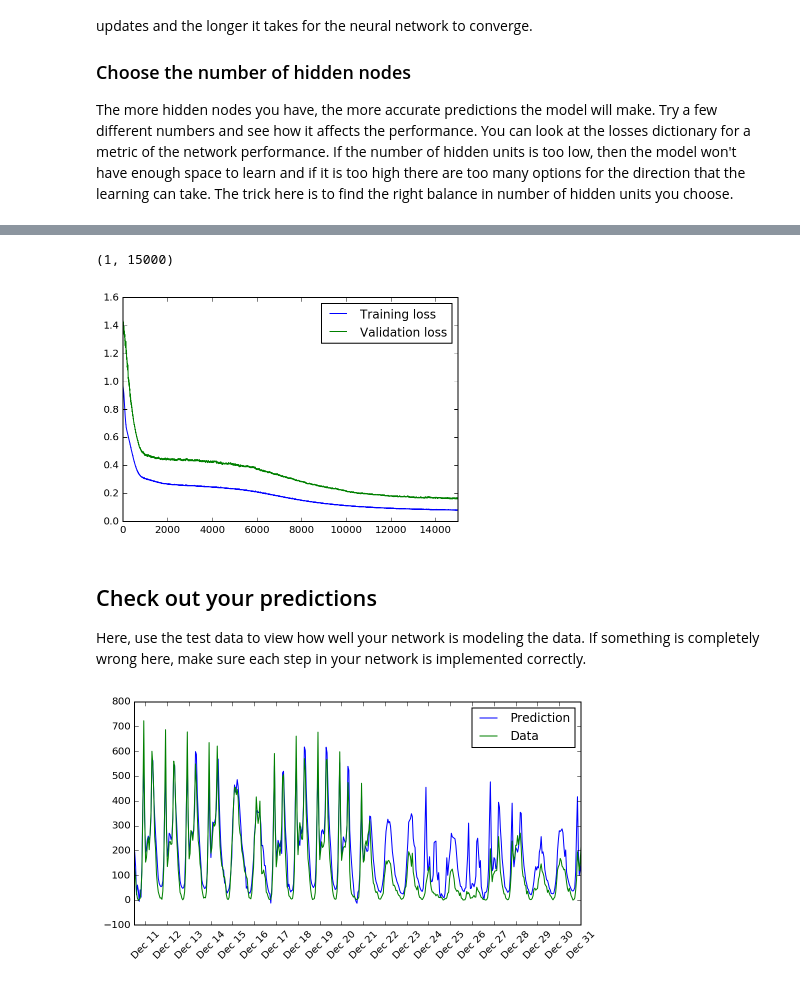
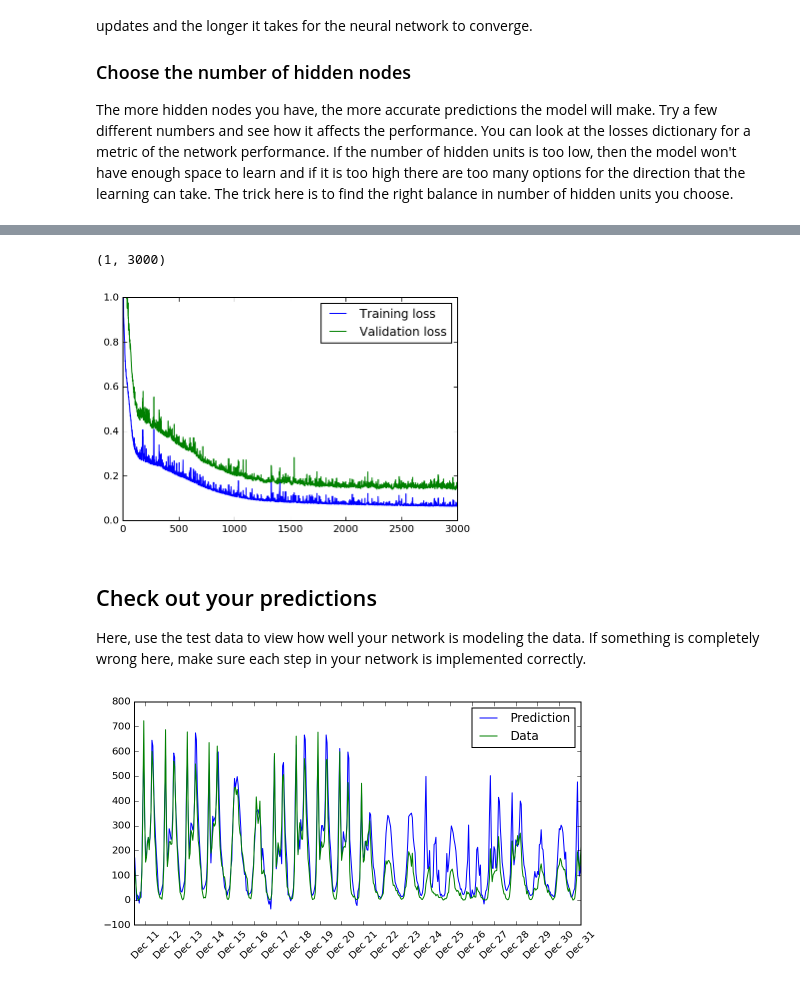
Before and after one commit to avargaslugo/deeplearningudcty, a Jupyter notebook: neural_network/notebooks/Your_first_neural_network.ipynb, the cells around one changed output, grey strips where cells are left out. Cells and saved outputs as stored; diff of their text form; code cells hidden in the pictures.

```diff
--- a/neural_network/notebooks/Your_first_neural_network.ipynb
+++ b/neural_network/notebooks/Your_first_neural_network.ipynb
@@ -179,13 +179,13 @@ class NeuralNetwork(object):
             hidden_error_term = hidden_error * hidden_outputs * (1 - hidden_outputs)
 
             # Weight step (input to hidden)
-            delta_weights_i_h += self.lr * hidden_error_term * X[: ,None]
+            delta_weights_i_h +=  hidden_error_term * X[: ,None]
             # Weight step (hidden to output)
-            delta_weights_h_o += self.lr * output_error_term * hidden_outputs[:, None]
+            delta_weights_h_o += output_error_term * hidden_outputs[:, None]
 
         # TODO: Update the weights - Replace these values with your calculations.
-        self.weights_hidden_to_output += delta_weights_h_o  # update hidden-to-output weights with gradient descent step
-        self.weights_input_to_hidden += delta_weights_i_h # update input-to-hidden weights with gradient descent step
+        self.weights_hidden_to_output += self.lr * delta_weights_h_o  # update hidden-to-output weights with gradient descent step
+        self.weights_input_to_hidden += self.lr * delta_weights_i_h # update input-to-hidden weights with gradient descent step
 
     def run(self, features):
         ''' Run a forward pass through the network with input features
@@ -296,9 +296,9 @@ The more hidden nodes you have, the more accurate predictions the model will mak
 import sys
 
 ### Set the hyperparameters here ###
-iterations = 15000
-learning_rate = 0.001
-hidden_nodes = 4
+iterations = 3000
+learning_rate = 0.008
+hidden_nodes = 12
 output_nodes = 1
 
 N_i = train_features.shape[1]
@@ -327,12 +327,13 @@ Progress: 100.0% ... Training loss: 0.079 ... Validation loss: 0.167
 # %%
 plt.plot(losses['train'], label='Training loss')
 plt.plot(losses['validation'], label='Validation loss')
 plt.legend()
 _ = plt.ylim()
+plt.ylim([0,1])
 plt.xlim(1, len(losses['train']))
 # %% [output]
-(1, 15000)
+(1, 3000)
-[figure, old version]
+[figure, new version]
 # %% [markdown]
 ## Check out your predictions
 
@@ -352,7 +353,7 @@ dates = dates.apply(lambda d: d.strftime('%b %d'))
 ax.set_xticks(np.arange(len(dates))[12::24])
 _ = ax.set_xticklabels(dates[12::24], rotation=45)
 # %% [output]
-[figure, old version]
+[figure, new version]
 # %% [markdown]
 ## OPTIONAL: Thinking about your results(this question will not be evaluated in the rubric).
 
```
Also changed, not shown: parts of 3 cells of this notebook, 1 other file.
